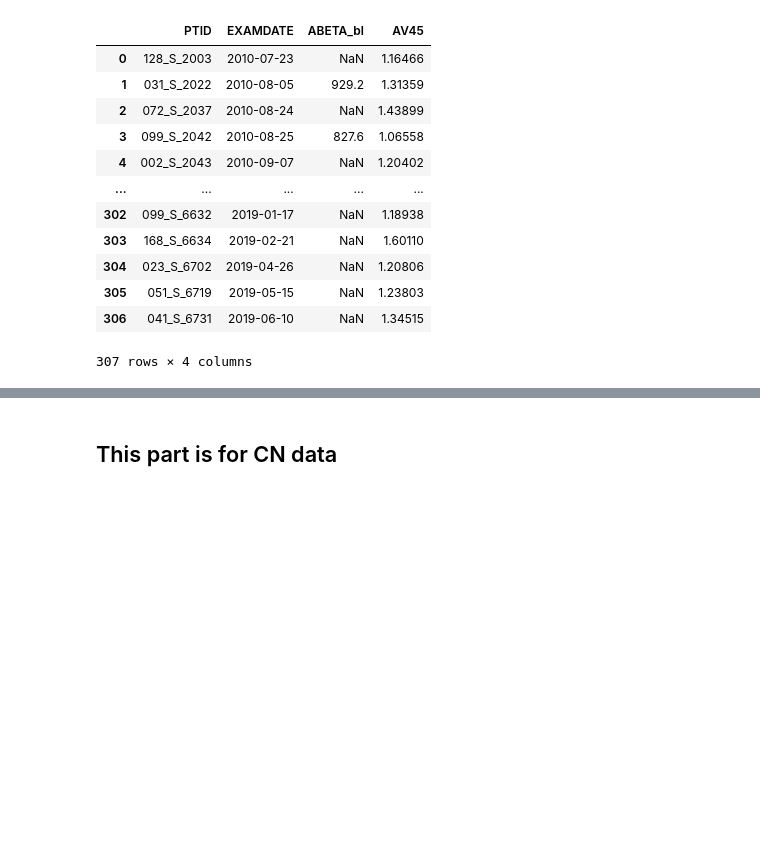
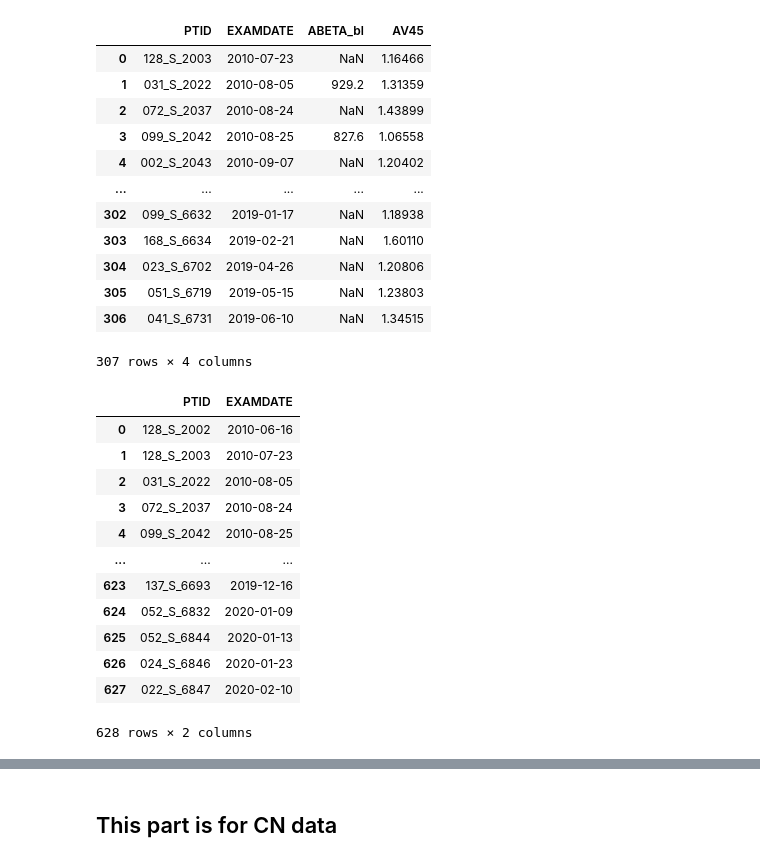
Before and after one commit to ulysses1881826/neuroScript, a Jupyter notebook: dicomToNii.ipynb, the cells around one changed output, grey strips where cells are left out. Drawn from its saved outputs; the diff is of its cells as text; code cells hidden in the pictures; blank space fills up the shorter version.

```diff
--- a/dicomToNii.ipynb
+++ b/dicomToNii.ipynb
@@ -28,6 +28,7 @@ csvPath = "/home/ubuntu/Desktop/ADNI_MRI_Image/csvFiles"
 ## This part is for MCI data
 # %%
 MCI_amyloid_pos = pd.read_csv(os.path.join(csvPath,'MCI_amyloid_pos.csv'))
+MCI_all = pd.read_csv(os.path.join(csvPath,'MCI_all.csv'))
 # %%
 MCI_amyloid_pos
 # %% [output]
@@ -44,5 +45,21 @@ MCI_amyloid_pos
 | 305 | 051_S_6719 | 2019-05-15 | NaN | 1.23803 |
 | 306 | 041_S_6731 | 2019-06-10 | NaN | 1.34515 |
 307 rows × 4 columns
+# %%
+MCI_all
+# %% [output]
+|  | PTID | EXAMDATE |
+| 0 | 128_S_2002 | 2010-06-16 |
+| 1 | 128_S_2003 | 2010-07-23 |
+| 2 | 031_S_2022 | 2010-08-05 |
+| 3 | 072_S_2037 | 2010-08-24 |
+| 4 | 099_S_2042 | 2010-08-25 |
+| ... | ... | ... |
+| 623 | 137_S_6693 | 2019-12-16 |
+| 624 | 052_S_6832 | 2020-01-09 |
+| 625 | 052_S_6844 | 2020-01-13 |
+| 626 | 024_S_6846 | 2020-01-23 |
+| 627 | 022_S_6847 | 2020-02-10 |
+628 rows × 2 columns
 # %%
 pathRoot = "/home/ubuntu/Desktop/ADNI_MRI_Image/MM1"
```
Also changed, not shown: parts of 12 cells of this notebook, 2 other files.
